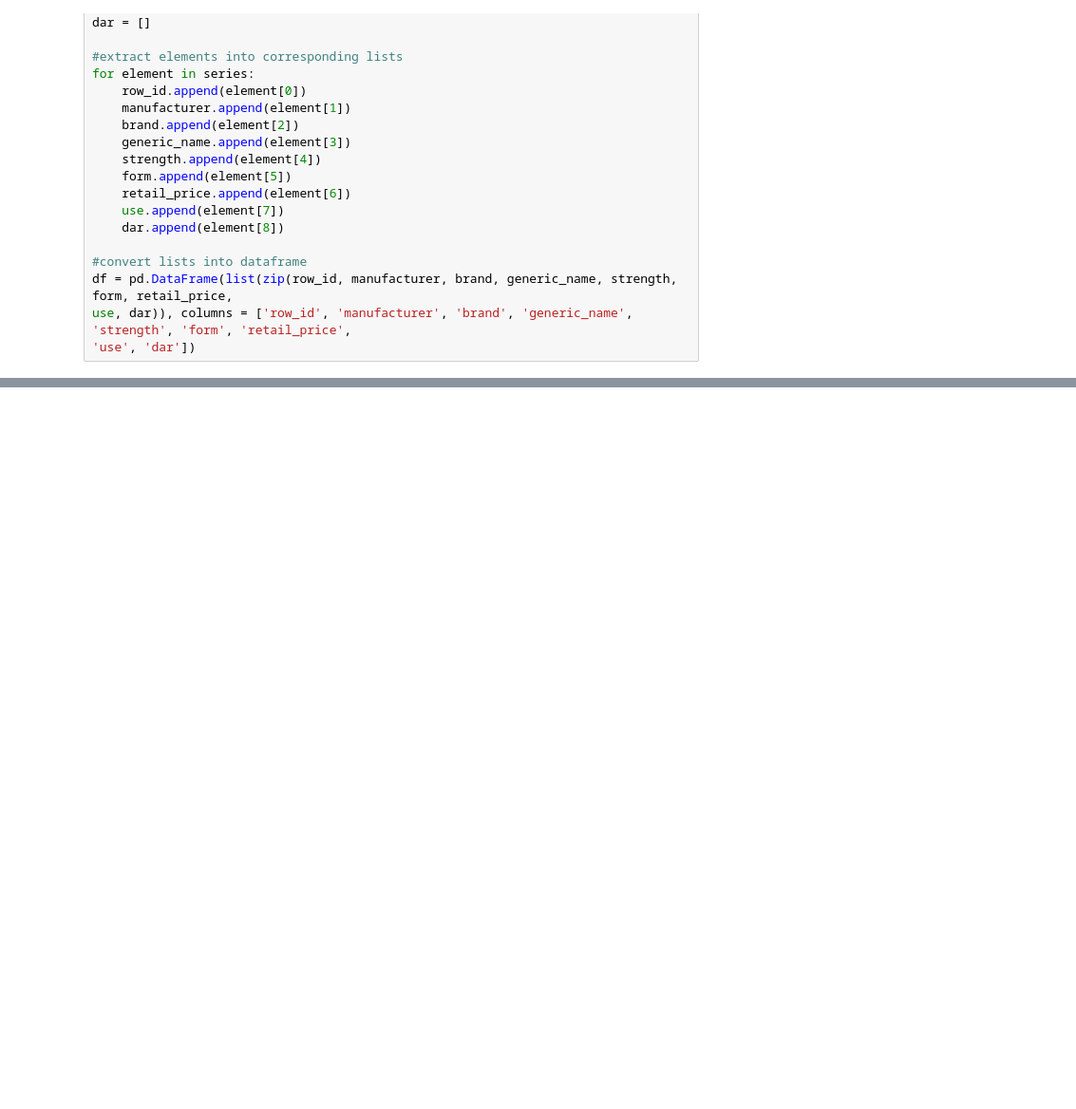
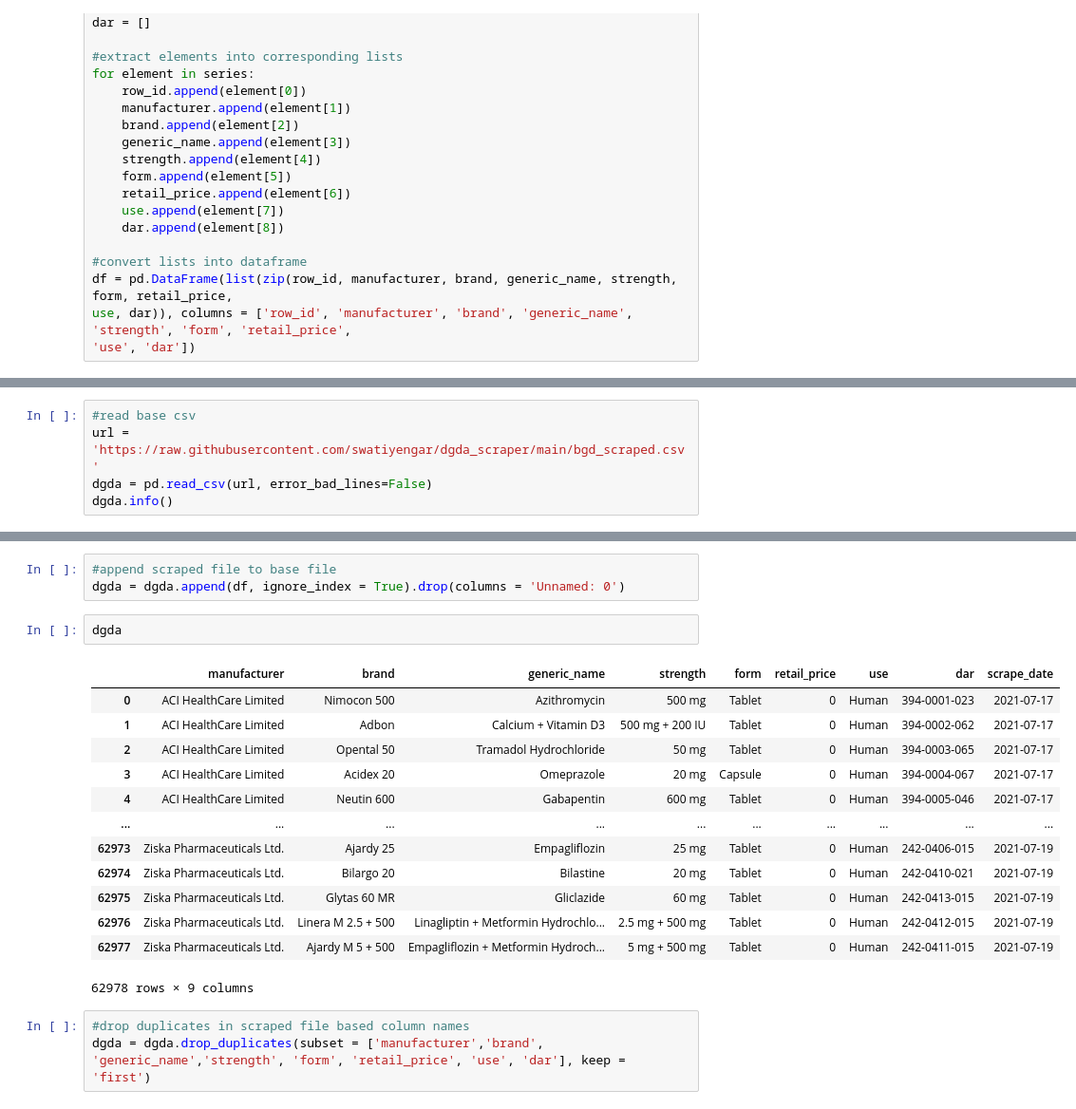
Before and after one commit to swatiyengar/dgda_scraper, a Jupyter notebook: DGDA Scraper.ipynb, the cells around one changed output, grey strips where cells are left out. Shown: that part at 95% size. Cells and saved outputs as stored; diff of their text form; blank space fills up the shorter version.

```diff
--- a/DGDA Scraper.ipynb
+++ b/DGDA Scraper.ipynb
@@ -256,0 +255,5 @@ df.to_csv('bgd_scraped.csv')
+# %%
+#read base csv
+url = 'https://raw.githubusercontent.com/swatiyengar/dgda_scraper/main/bgd_scraped.csv'
+dgda = pd.read_csv(url, error_bad_lines=False)
+dgda.info()
@@ -256,0 +301,22 @@ df.to_csv('bgd_scraped.csv')
+# %%
+#append scraped file to base file
+dgda = dgda.append(df, ignore_index = True).drop(columns = 'Unnamed: 0')
+# %%
+dgda
+# %% [output]
+|  | manufacturer | brand | generic_name | strength | form | retail_price | use | dar | scrape_date |
+| 0 | ACI HealthCare Limited | Nimocon 500 | Azithromycin | 500 mg | Tablet | 0 | Human | 394-0001-023 | 2021-07-17 |
+| 1 | ACI HealthCare Limited | Adbon | Calcium + Vitamin D3 | 500 mg + 200 IU | Tablet | 0 | Human | 394-0002-062 | 2021-07-17 |
+| 2 | ACI HealthCare Limited | Opental 50 | Tramadol Hydrochloride | 50 mg | Tablet | 0 | Human | 394-0003-065 | 2021-07-17 |
+| 3 | ACI HealthCare Limited | Acidex 20 | Omeprazole | 20 mg | Capsule | 0 | Human | 394-0004-067 | 2021-07-17 |
+| 4 | ACI HealthCare Limited | Neutin 600 | Gabapentin | 600 mg | Tablet | 0 | Human | 394-0005-046 | 2021-07-17 |
+| ... | ... | ... | ... | ... | ... | ... | ... | ... | ... |
+| 62973 | Ziska Pharmaceuticals Ltd. | Ajardy 25 | Empagliflozin | 25 mg | Tablet | 0 | Human | 242-0406-015 | 2021-07-19 |
+| 62974 | Ziska Pharmaceuticals Ltd. | Bilargo 20 | Bilastine | 20 mg | Tablet | 0 | Human | 242-0410-021 | 2021-07-19 |
+| 62975 | Ziska Pharmaceuticals Ltd. | Glytas 60 MR | Gliclazide | 60 mg | Tablet | 0 | Human | 242-0413-015 | 2021-07-19 |
+| 62976 | Ziska Pharmaceuticals Ltd. | Linera M 2.5 + 500 | Linagliptin + Metformin Hydrochlo... | 2.5 mg + 500 mg | Tablet | 0 | Human | 242-0412-015 | 2021-07-19 |
+| 62977 | Ziska Pharmaceuticals Ltd. | Ajardy M 5 + 500 | Empagliflozin + Metformin Hydroch... | 5 mg + 500 mg | Tablet | 0 | Human | 242-0411-015 | 2021-07-19 |
+62978 rows × 9 columns
+# %%
+#drop duplicates in scraped file based column names
+dgda = dgda.drop_duplicates(subset = ['manufacturer','brand', 'generic_name','strength', 'form', 'retail_price', 'use', 'dar'], keep = 'first')
```
Also changed, not shown: parts of 14 cells of this notebook, 1 other file.
